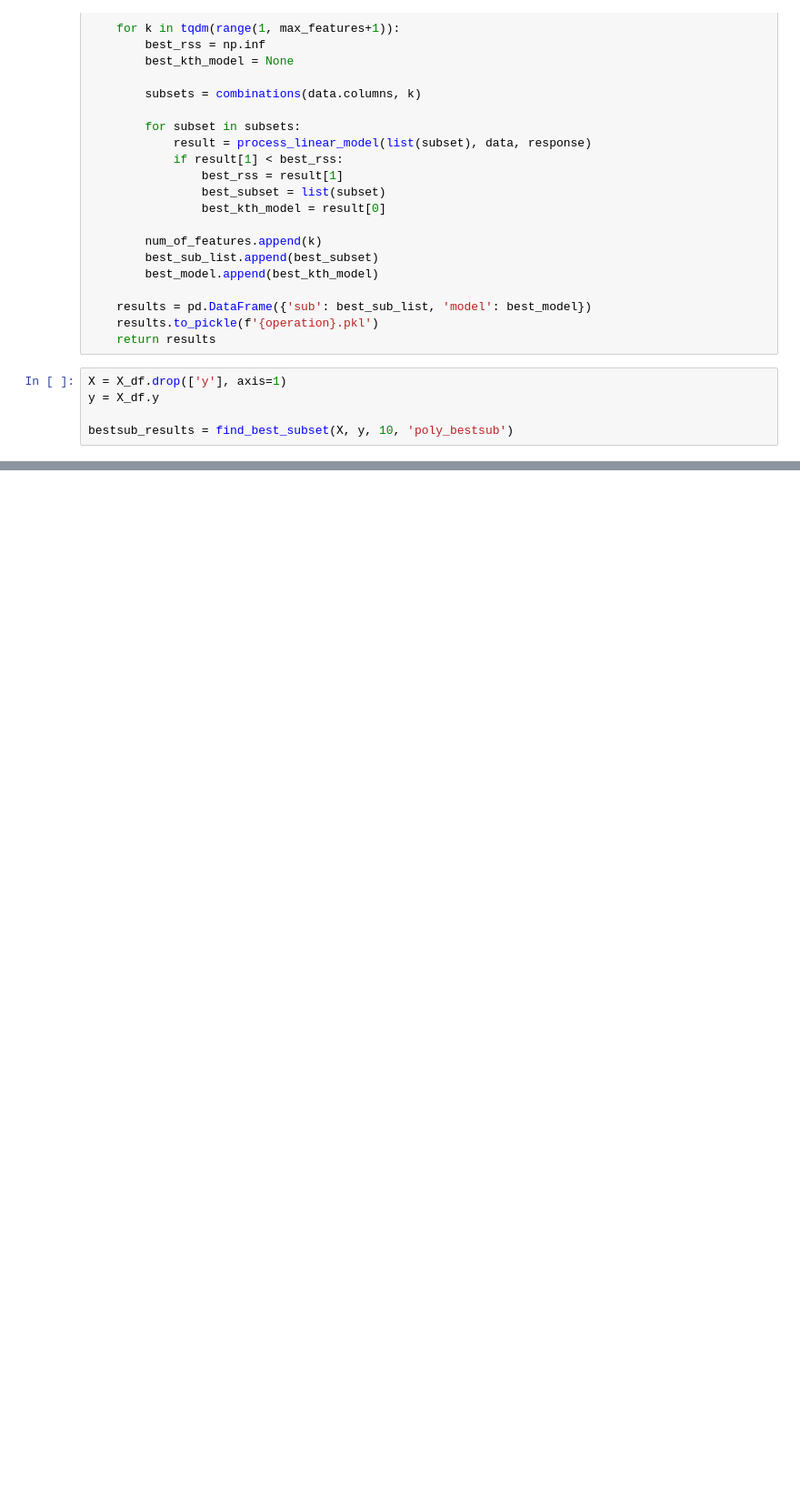
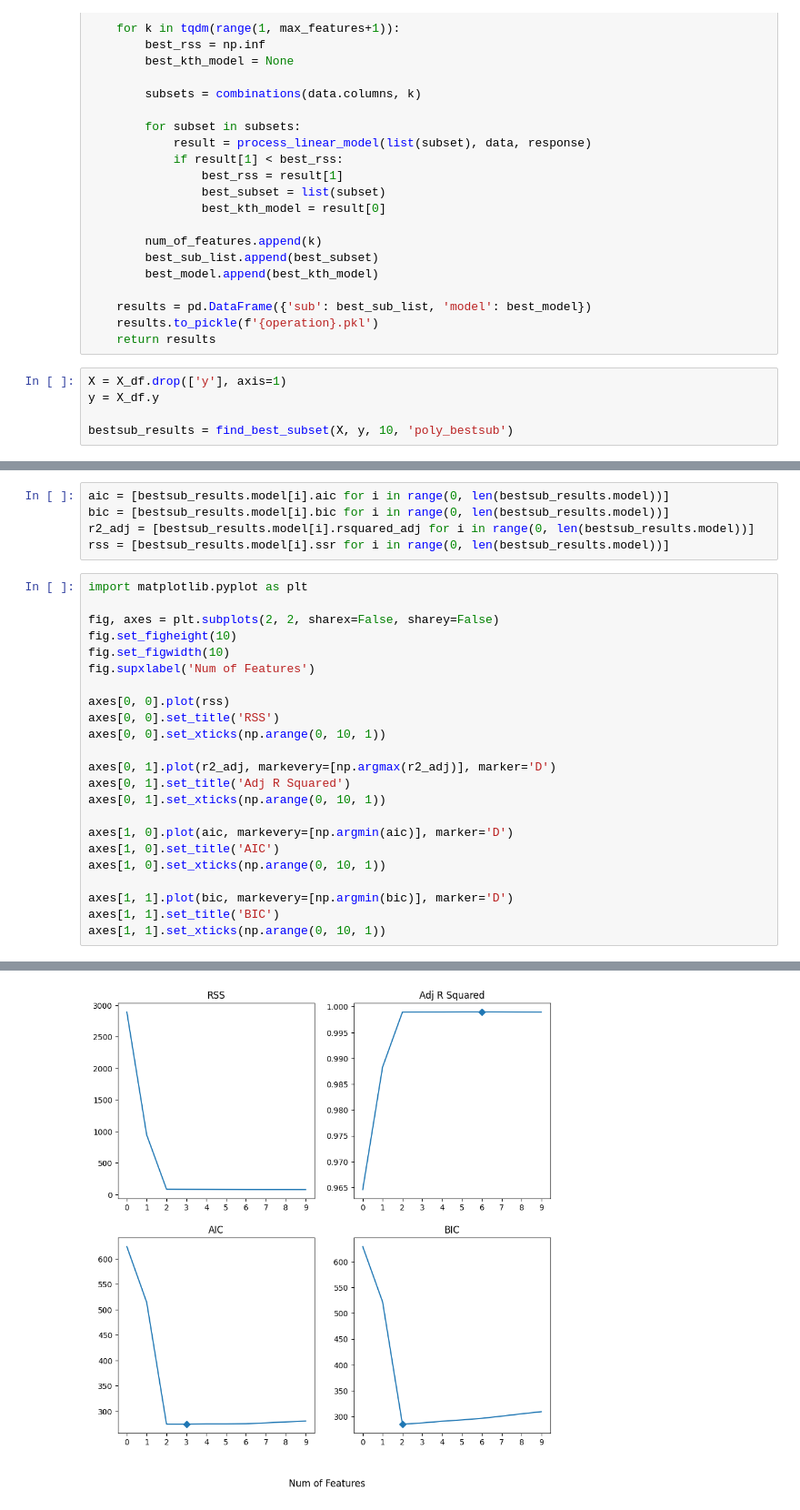
Before and after one commit to MaxBiber/statistics, a Jupyter notebook: forward_backward_stepwise_selection.ipynb, the cells around one changed output, grey strips where cells are left out. Shown at 91% size. Saved outputs shown, nothing was run; the diff lists cells and outputs as text; blank space fills up the shorter version.

```diff
--- a/forward_backward_stepwise_selection.ipynb
+++ b/forward_backward_stepwise_selection.ipynb
@@ -79,0 +92,29 @@ bestsub_results
+# %%
+aic = [bestsub_results.model[i].aic for i in range(0, len(bestsub_results.model))]
+bic = [bestsub_results.model[i].bic for i in range(0, len(bestsub_results.model))]
+r2_adj = [bestsub_results.model[i].rsquared_adj for i in range(0, len(bestsub_results.model))]
+rss = [bestsub_results.model[i].ssr for i in range(0, len(bestsub_results.model))]
+# %%
+import matplotlib.pyplot as plt
+
+fig, axes = plt.subplots(2, 2, sharex=False, sharey=False)
+fig.set_figheight(10)
+fig.set_figwidth(10)
+fig.supxlabel('Num of Features')
+
+axes[0, 0].plot(rss)
+axes[0, 0].set_title('RSS')
+axes[0, 0].set_xticks(np.arange(0, 10, 1))
+
+axes[0, 1].plot(r2_adj, markevery=[np.argmax(r2_adj)], marker='D')
+axes[0, 1].set_title('Adj R Squared')
+axes[0, 1].set_xticks(np.arange(0, 10, 1))
+
+axes[1, 0].plot(aic, markevery=[np.argmin(aic)], marker='D')
+axes[1, 0].set_title('AIC')
+axes[1, 0].set_xticks(np.arange(0, 10, 1))
+
+axes[1, 1].plot(bic, markevery=[np.argmin(bic)], marker='D')
+axes[1, 1].set_title('BIC')
+axes[1, 1].set_xticks(np.arange(0, 10, 1))
+# %% [output]
@@ -79,0 +131 @@ bestsub_results
+[figure, added]
```
Also changed, not shown: parts of 6 cells of this notebook.
